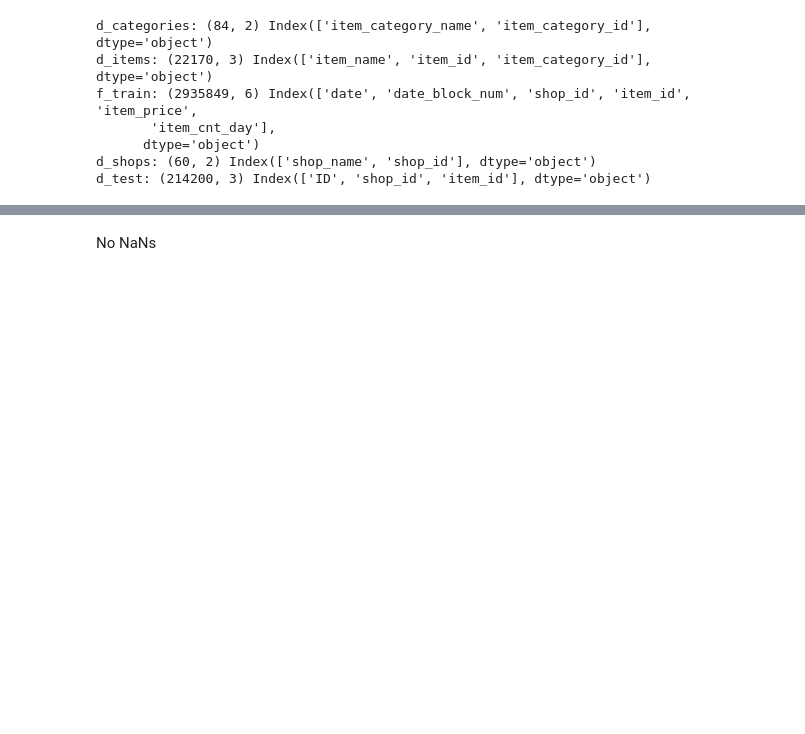
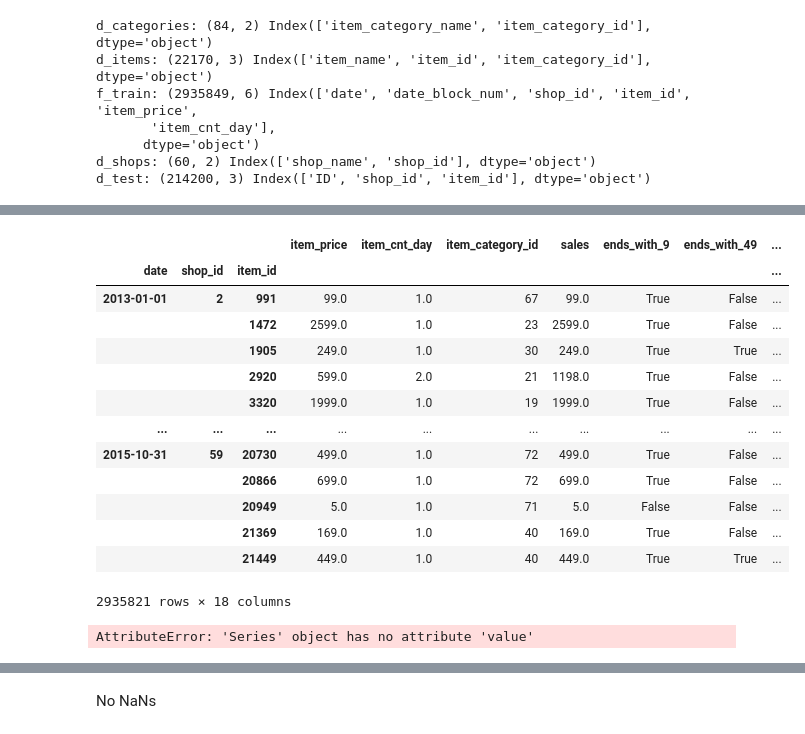
Before and after one commit to Sjoeborg/competitive-data-science, a Jupyter notebook: EDA.ipynb, the cells around one changed output, grey strips where cells are left out. Drawn from its saved outputs; the diff is of its cells as text; code cells hidden in the pictures; blank space fills up the shorter version.

```diff
--- a/EDA.ipynb
+++ b/EDA.ipynb
@@ -46,3 +69,26 @@ train
+# %%
+train.groupby(['date','shop_id','item_id']).max()
+# %% [output]
+|  |  |  | item_price | item_cnt_day | item_category_id | sales | ends_with_9 | ends_with_49 | ... |
+| date | shop_id | item_id |  |  |  |  |  |  | ... |
+| 2013-01-01 | 2 | 991 | 99.0 | 1.0 | 67 | 99.0 | True | False | ... |
+|  |  | 1472 | 2599.0 | 1.0 | 23 | 2599.0 | True | False | ... |
+|  |  | 1905 | 249.0 | 1.0 | 30 | 249.0 | True | True | ... |
+|  |  | 2920 | 599.0 | 2.0 | 21 | 1198.0 | True | False | ... |
+|  |  | 3320 | 1999.0 | 1.0 | 19 | 1999.0 | True | False | ... |
+| ... | ... | ... | ... | ... | ... | ... | ... | ... | ... |
+| 2015-10-31 | 59 | 20730 | 499.0 | 1.0 | 72 | 499.0 | True | False | ... |
+|  |  | 20866 | 699.0 | 1.0 | 72 | 699.0 | True | False | ... |
+|  |  | 20949 | 5.0 | 1.0 | 71 | 5.0 | False | False | ... |
+|  |  | 21369 | 169.0 | 1.0 | 40 | 169.0 | True | False | ... |
+|  |  | 21449 | 449.0 | 1.0 | 40 | 449.0 | True | True | ... |
+2935821 rows × 18 columns
+# %%
+shopid = 2
+itemid = 3320
+train[(train.shop_id == shopid) & (train.item_id == itemid)].sort_values('date', ascending=False).head(1).item_price.value
+# %% [output]
+AttributeError: 'Series' object has no attribute 'value'
 # %%
 train.isnull().sum(axis=1).head(15)
 train.isnull().sum(axis=0).head(15)
```
Also changed, not shown: parts of 14 cells of this notebook.
